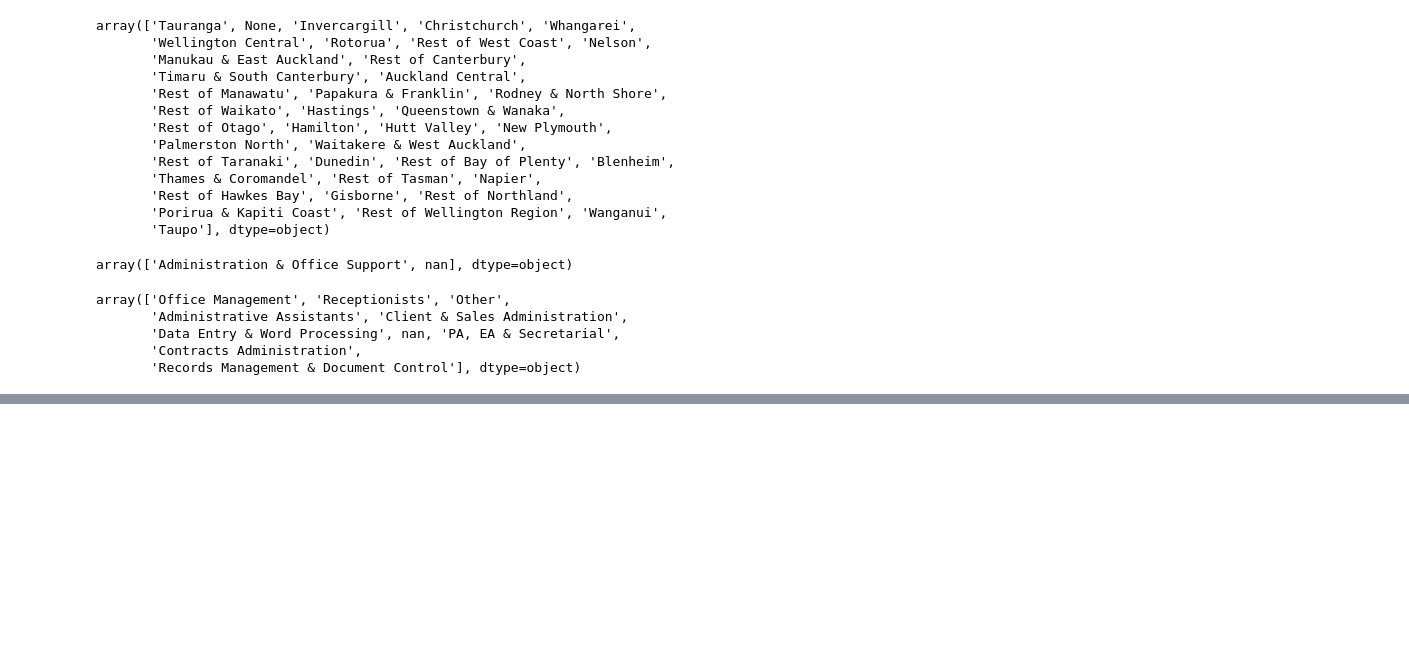
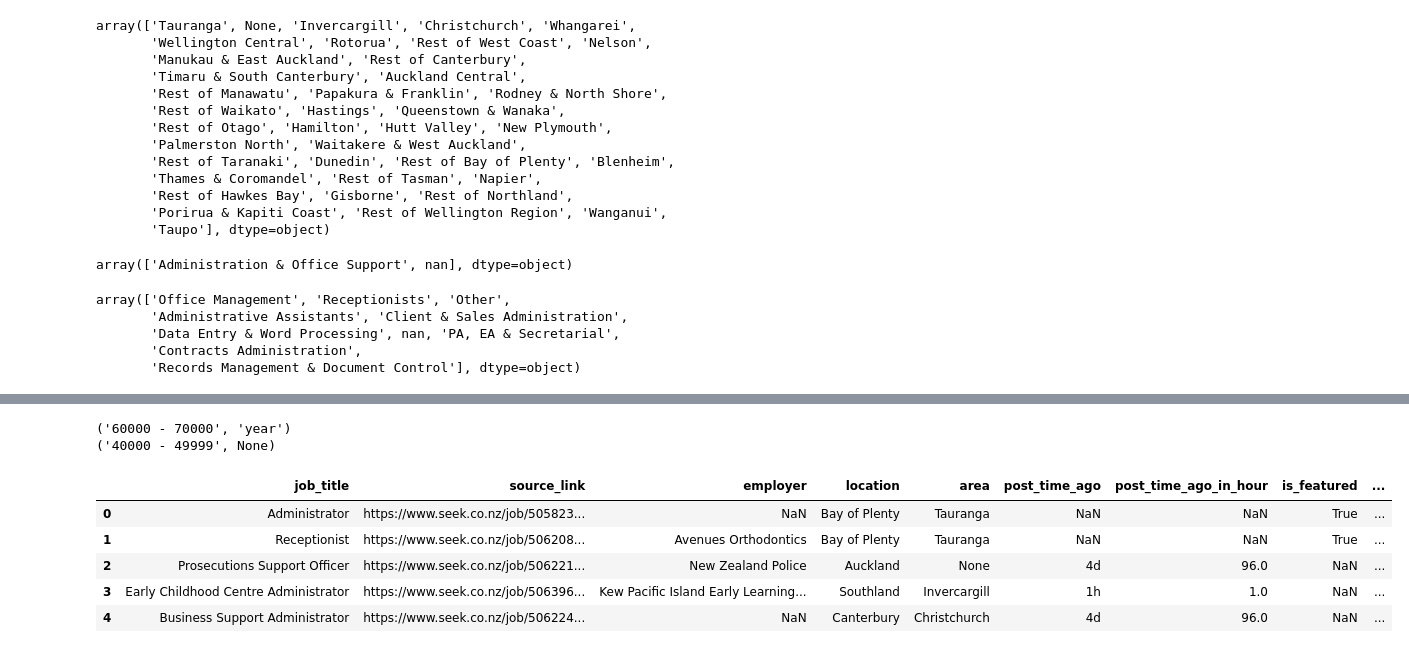
Before and after one commit to jfzhang726/da_2021Dec, a Jupyter notebook: notebooks/20211221.ipynb, the cells around one changed output, grey strips where cells are left out. Saved outputs shown, nothing was run; the diff lists cells and outputs as text; code cells hidden in the pictures; blank space fills up the shorter version.

Commit message:
add initial processing of salary info

```diff
--- a/notebooks/20211221.ipynb
+++ b/notebooks/20211221.ipynb
@@ -163,7 +163,12 @@ def collect_noises_from_loc_job_type(loc, job_type):
         sects = re.split(cls_subcls_pattern_for_split, job_type)
         noise_job_type = ' '.join(sects)
         noise_job_type = noise_job_type.strip().lstrip(',')
-    noise = noise_loc + ', ' + noise_job_type
+
+    #noise = noise_loc + ', ' + noise_job_type
+    if noise_loc == noise_job_type:
+        noise = noise_loc
+    else:
+        noise = noise_loc + ', ' + noise_job_type
     noise = noise.strip(',').strip()
     if len(noise) == 0:
         noise = np.nan
@@ -241,7 +246,7 @@ df['location'] = df['loc'].apply(lambda text: extract_location_area(text)[0])
 df['area'] = df['loc'].apply(lambda text: extract_location_area(text)[1])
 df['classification'] = df['job_type'].apply(lambda text: extract_cls_subcls(text)[0])
 df['subClassification'] = df['job_type'].apply(lambda text: extract_cls_subcls(text)[1])
-df['misc_info'] = df.apply(lambda row: collect_noises_from_loc_job_type(row['loc'], row['job_type']), axis=1)
+df['benefits'] = df.apply(lambda row: collect_noises_from_loc_job_type(row['loc'], row['job_type']), axis=1)
 df['post_time_ago'] = df['post_time'].apply(lambda text: collect_time_featured_private_from_post_time(text)[0])
 df['is_featured'] = df['post_time'].apply(lambda text: collect_time_featured_private_from_post_time(text)[1])
 df['is_private_advertiser'] = df['post_time'].apply(lambda text: collect_time_featured_private_from_post_time(text)[2])
@@ -281,7 +286,7 @@ df_cleaned = df[['job_title',
                 'is_private_advertiser',
                 'classification',
                 'subClassification',
-                'misc_info']]
+                'benefits']]
 df_cleaned.describe(include='all')
 # %% [output]
 |  | job_title | source_link | employer | location | area | post_time_ago | post_time_ago_in_hour | is_featured | ... |
@@ -371,0 +423,65 @@ df_cleaned.to_csv('data20211221/NZ_Admin_JOBS_cleaned.csv')
+# %%
+# analyse the texts in column 'benefits'
+# money amounts are extracted so far
+# there are flaws, e.g. 45-55,000 should be interpreted as 45,000-55,000 but the code fails to do it
+def analyse_benefits(text):
+    if text is np.nan or text is None:
+        return None, None
+    text = text.strip()
+    if len(text) == 0:
+        return None, None
+
+    monetary_numbers, temporal_unit = find_payment(text)
+    return ' - '.join(monetary_numbers), temporal_unit
+
+
+def find_payment(text):
+    amr_graph = stog.parse_sents([text])[0]
+    penman_graph = add_lemmas(amr_graph, snt_key='snt')
+    triples = penman_graph.triples
+    monetary_nodes = {}
+    temporal_nodes = {}
+    for sub, pred, obj in triples:
+        if pred == ':instance' and obj == 'monetary-quantity':
+            monetary_nodes[sub] = {}
+        if pred == ':instance' and obj == 'temporal-quantity':
+            temporal_nodes[sub] = {}
+
+    for sub, pred, obj in triples:
+        if sub in monetary_nodes and pred == ':quant':
+            monetary_nodes[sub]['quant'] = obj
+        if sub in temporal_nodes and pred == ':unit':
+            for s, p, o in triples:
+                if obj == s and p == ':instance':
+                    temporal_nodes[sub]['unit'] = o
+                    break
+
+
+    ## simplistic processing
+    monetary_numbers = [v['quant'] for v in monetary_nodes.values() if 'quant' in v]
+    ## simplist: discard third number
+    monetary_numbers = monetary_numbers[:2]
+    monetary_numbers = sorted(monetary_numbers)
+
+    temporal_unit = [v['unit'] for v in temporal_nodes.values() if 'unit' in v]
+    if len(temporal_unit) > 0:
+        temporal_unit = temporal_unit[0]
+    else:
+        temporal_unit = None
+    return monetary_numbers, temporal_unit
+
+
+print(analyse_benefits('$60 000 - $70 000 per annum'))
+print(analyse_benefits('$40,000 - $49,999'))
+# %% [output]
+('60000 - 70000', 'year')
+('40000 - 49999', None)
+# %%
+df_cleaned.head()
+# %% [output]
+|  | job_title | source_link | employer | location | area | post_time_ago | post_time_ago_in_hour | is_featured | ... |
+| 0 | Administrator | https://www.seek.co.nz/job/505823... | NaN | Bay of Plenty | Tauranga | NaN | NaN | True | ... |
+| 1 | Receptionist | https://www.seek.co.nz/job/506208... | Avenues Orthodontics | Bay of Plenty | Tauranga | NaN | NaN | True | ... |
+| 2 | Prosecutions Support Officer | https://www.seek.co.nz/job/506221... | New Zealand Police | Auckland | None | 4d | 96.0 | NaN | ... |
+| 3 | Early Childhood Centre Administrator | https://www.seek.co.nz/job/506396... | Kew Pacific Island Early Learning... | Southland | Invercargill | 1h | 1.0 | NaN | ... |
+| 4 | Business Support Administrator | https://www.seek.co.nz/job/506224... | NaN | Canterbury | Christchurch | 4d | 96.0 | NaN | ... |
```
Also changed, not shown: parts of 10 cells of this notebook.
